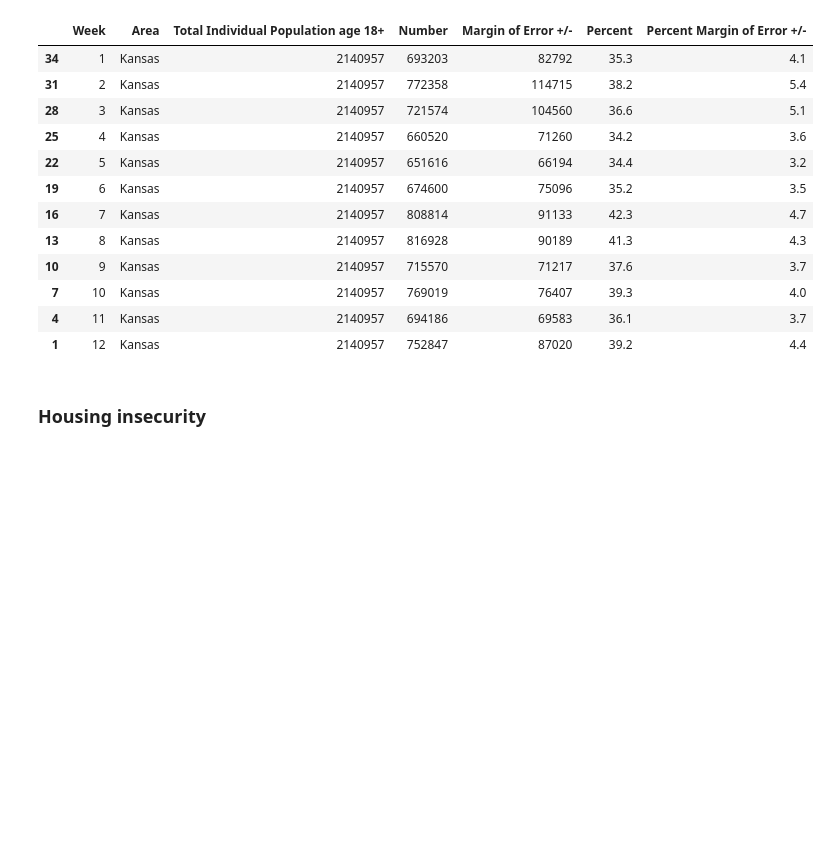
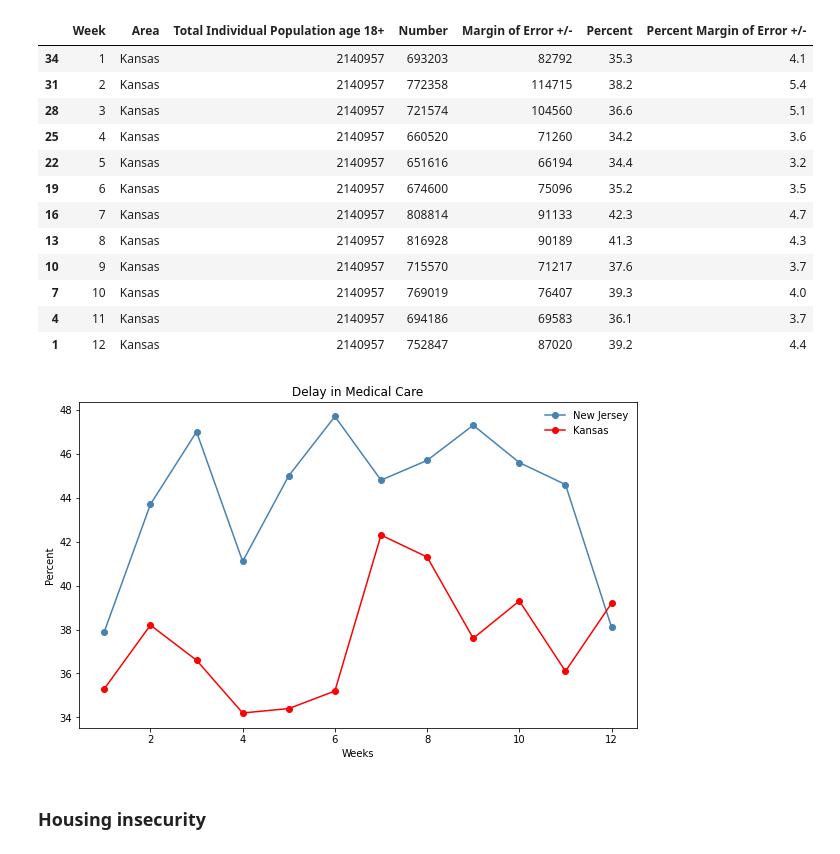
Before and after one commit to adrianstrecker/project-1, a Jupyter notebook: Census_Data/PULSE Survey/PULSE Data.ipynb, the cells around one changed output. Saved outputs shown, nothing was run; the diff lists cells and outputs as text; code cells hidden in the pictures; blank space fills up the shorter version.

```diff
--- a/Census_Data/PULSE Survey/PULSE Data.ipynb
+++ b/Census_Data/PULSE Survey/PULSE Data.ipynb
@@ -247,3 +280,19 @@ ks_delayed_care_df
+# %%
+nj_delayed_care = nj_delayed_care_df["Percent"]
+ks_delayed_care = ks_delayed_care_df["Percent"]
+Week = [1, 2, 3, 4, 5, 6, 7, 8, 9 , 10, 11, 12]
+plt.figure(figsize = (10, 6))
+nj_expected_plot, = plt.plot(Week, nj_delayed_care, marker = "o", color = "steelblue", label = "New Jersey")
+ks_expected_plot, = plt.plot(Week, ks_delayed_care, marker = "o", color = "red", label = "Kansas")
+plt.xlabel("Weeks")
+plt.ylabel("Percent")
+plt.title("Delay in Medical Care")
+
+plt.legend(loc='best', frameon=False)
+plt.savefig("medicalcaredelay.png")
+plt.show()
+# %% [output]
+[figure, added]
 # %% [markdown]
 ### Housing insecurity
 # %% [markdown]
```
Also changed, not shown: parts of 12 cells of this notebook, 7 other files.
